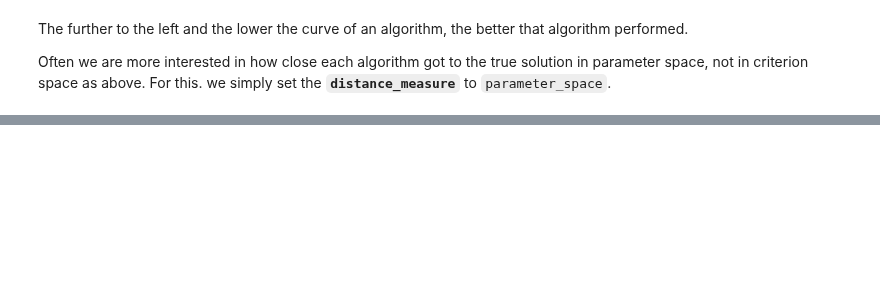
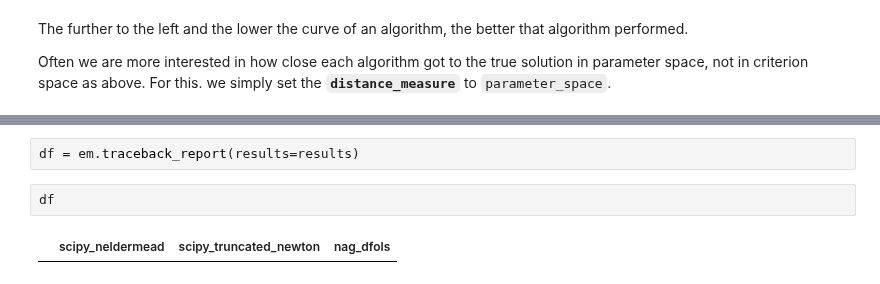
Before and after one commit to optimagic-dev/optimagic, a Jupyter notebook: docs/source/how_to_guides/optimization/how_to_benchmark_optimization_algorithms.ipynb, the cells around one changed output, grey strips where cells are left out. Cells and saved outputs as stored; diff of their text form; blank space fills up the shorter version.

```diff
--- a/docs/source/how_to_guides/optimization/how_to_benchmark_optimization_algorithms.ipynb
+++ b/docs/source/how_to_guides/optimization/how_to_benchmark_optimization_algorithms.ipynb
@@ -113,0 +174,6 @@ fig.show(renderer="png")
+# %%
+df = em.traceback_report(results=results)
+# %%
+df
+# %% [output]
+|  | scipy_neldermead | scipy_truncated_newton | nag_dfols |
```
Also changed, not shown: parts of 11 cells of this notebook, 3 other files.
